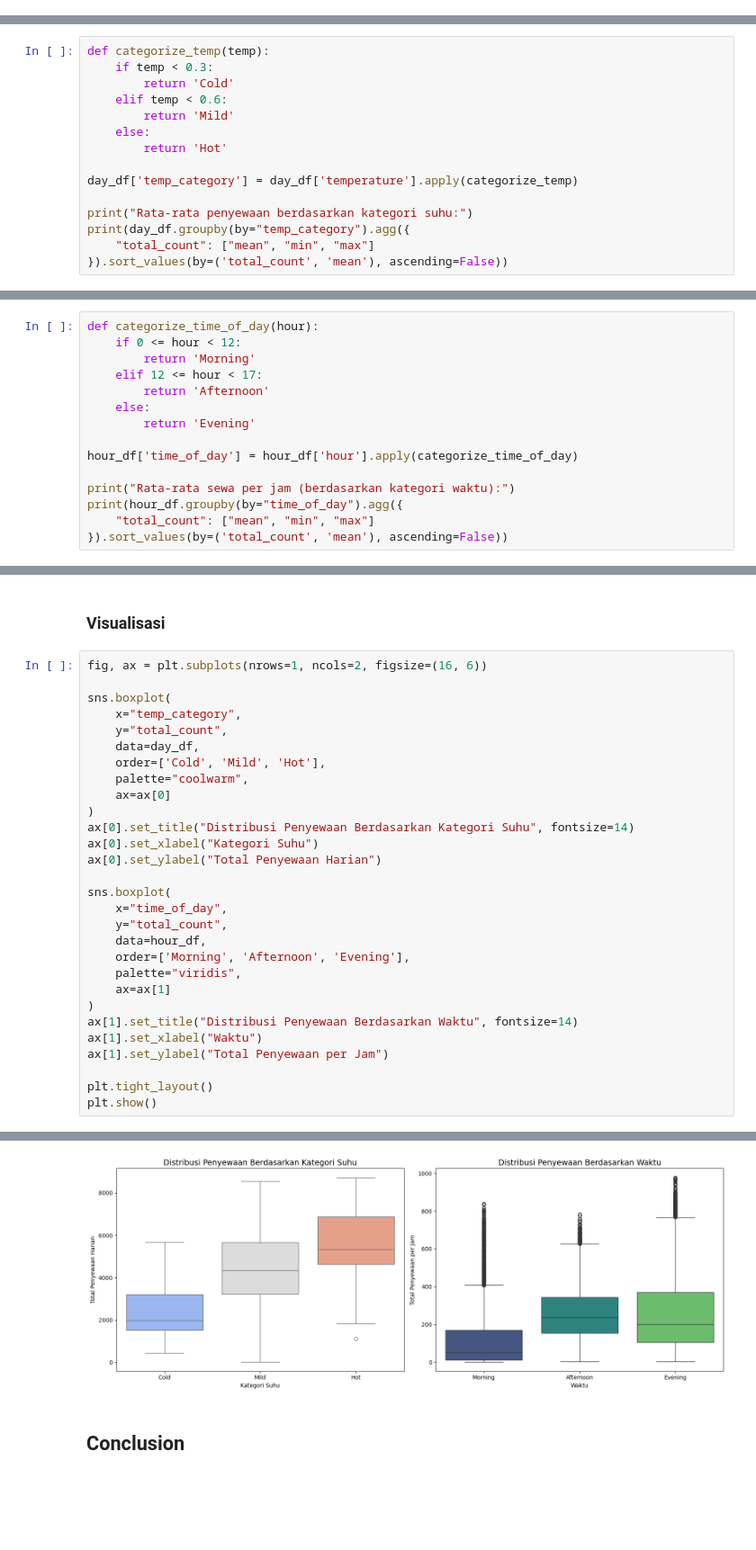
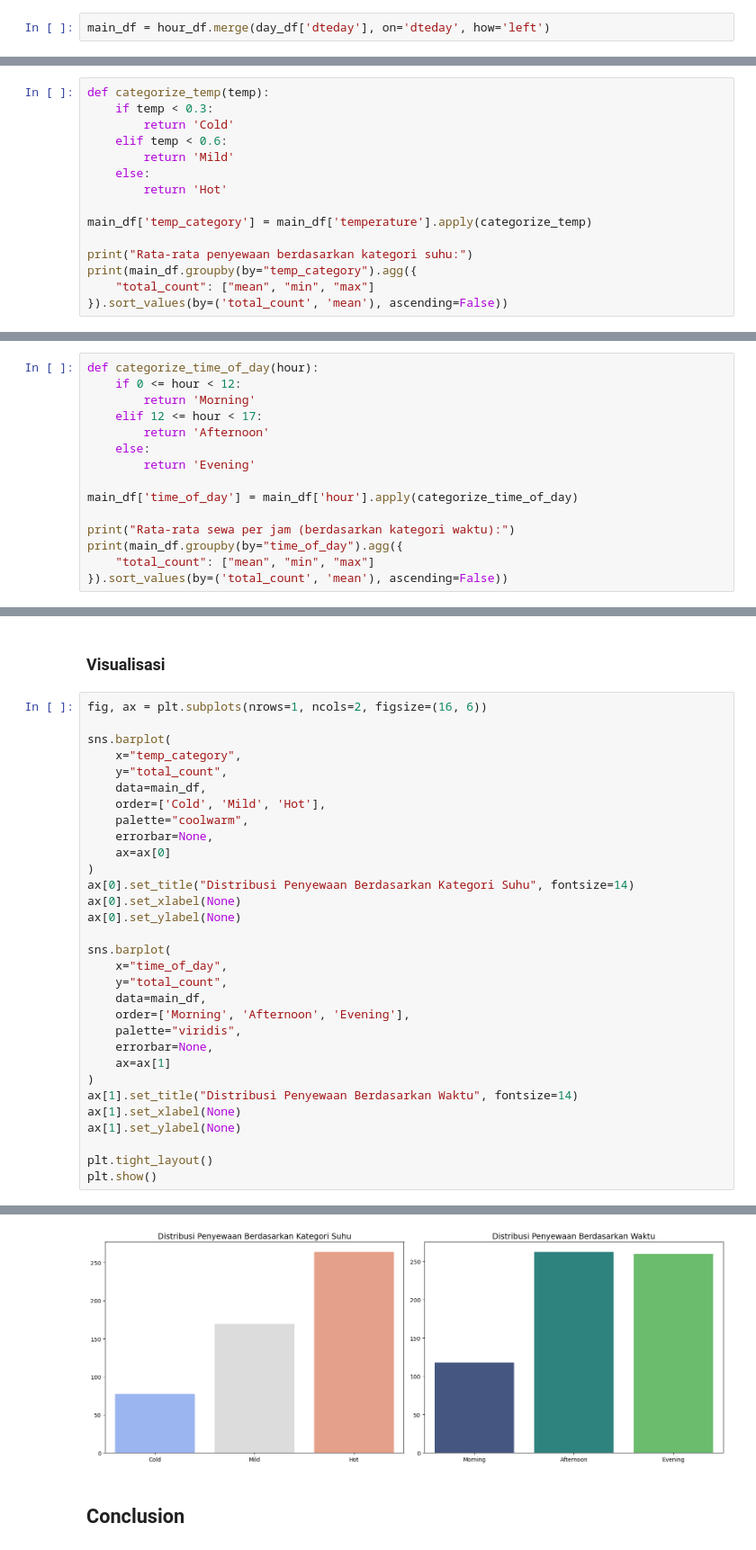
Before and after one commit to moenalyze/bike-sharing-dataset-analysis, a Jupyter notebook: notebook.ipynb, the cells around one changed output, grey strips where cells are left out. Shown at 90% size. Saved outputs shown, nothing was run; the diff lists cells and outputs as text; blank space fills up the shorter version.

Commit message:
merge and export data

```diff
--- a/notebook.ipynb
+++ b/notebook.ipynb
@@ -365,3 +443,5 @@ is_workingday
+# %%
+main_df = hour_df.merge(day_df['dteday'], on='dteday', how='left')
 # %% [markdown]
 ### **Insight**
 - Rata-rata penyewaan tertinggi terjadi di musim gugur/Fall (5644) dan ketika cuaca cerah (4876).
@@ -468,10 +548,10 @@ def categorize_temp(temp):
     else:
         return 'Hot'
 
-day_df['temp_category'] = day_df['temperature'].apply(categorize_temp)
+main_df['temp_category'] = main_df['temperature'].apply(categorize_temp)
 
 print("Rata-rata penyewaan berdasarkan kategori suhu:")
-print(day_df.groupby(by="temp_category").agg({
+print(main_df.groupby(by="temp_category").agg({
     "total_count": ["mean", "min", "max"]
 }).sort_values(by=('total_count', 'mean'), ascending=False))
 # %% [output]
@@ -493,10 +573,10 @@ def categorize_time_of_day(hour):
     else:
         return 'Evening'
 
-hour_df['time_of_day'] = hour_df['hour'].apply(categorize_time_of_day)
+main_df['time_of_day'] = main_df['hour'].apply(categorize_time_of_day)
 
 print("Rata-rata sewa per jam (berdasarkan kategori waktu):")
-print(hour_df.groupby(by="time_of_day").agg({
+print(main_df.groupby(by="time_of_day").agg({
     "total_count": ["mean", "min", "max"]
 }).sort_values(by=('total_count', 'mean'), ascending=False))
 # %% [output]
@@ -512,29 +592,31 @@ Morning      117.395553   1  839
 # %%
 fig, ax = plt.subplots(nrows=1, ncols=2, figsize=(16, 6))
 
-sns.boxplot(
+sns.barplot(
     x="temp_category",
     y="total_count",
-    data=day_df,
+    data=main_df,
     order=['Cold', 'Mild', 'Hot'],
     palette="coolwarm",
+    errorbar=None,
     ax=ax[0]
 )
 ax[0].set_title("Distribusi Penyewaan Berdasarkan Kategori Suhu", fontsize=14)
-ax[0].set_xlabel("Kategori Suhu")
-ax[0].set_ylabel("Total Penyewaan Harian")
+ax[0].set_xlabel(None)
+ax[0].set_ylabel(None)
 
-sns.boxplot(
+sns.barplot(
     x="time_of_day",
     y="total_count",
-    data=hour_df,
+    data=main_df,
     order=['Morning', 'Afternoon', 'Evening'],
     palette="viridis",
+    errorbar=None,
     ax=ax[1]
 )
 ax[1].set_title("Distribusi Penyewaan Berdasarkan Waktu", fontsize=14)
-ax[1].set_xlabel("Waktu")
-ax[1].set_ylabel("Total Penyewaan per Jam")
+ax[1].set_xlabel(None)
+ax[1].set_ylabel(None)
 
 plt.tight_layout()
 plt.show()
@@ -549,4 +631,4 @@ Passing `palette` without assigning `hue` is deprecated and will be removed in v
-[figure, old version]
+[figure, new version]
 # %% [markdown]
 ## Conclusion
 # %% [markdown]
```
Also changed, not shown: parts of 13 cells of this notebook.
